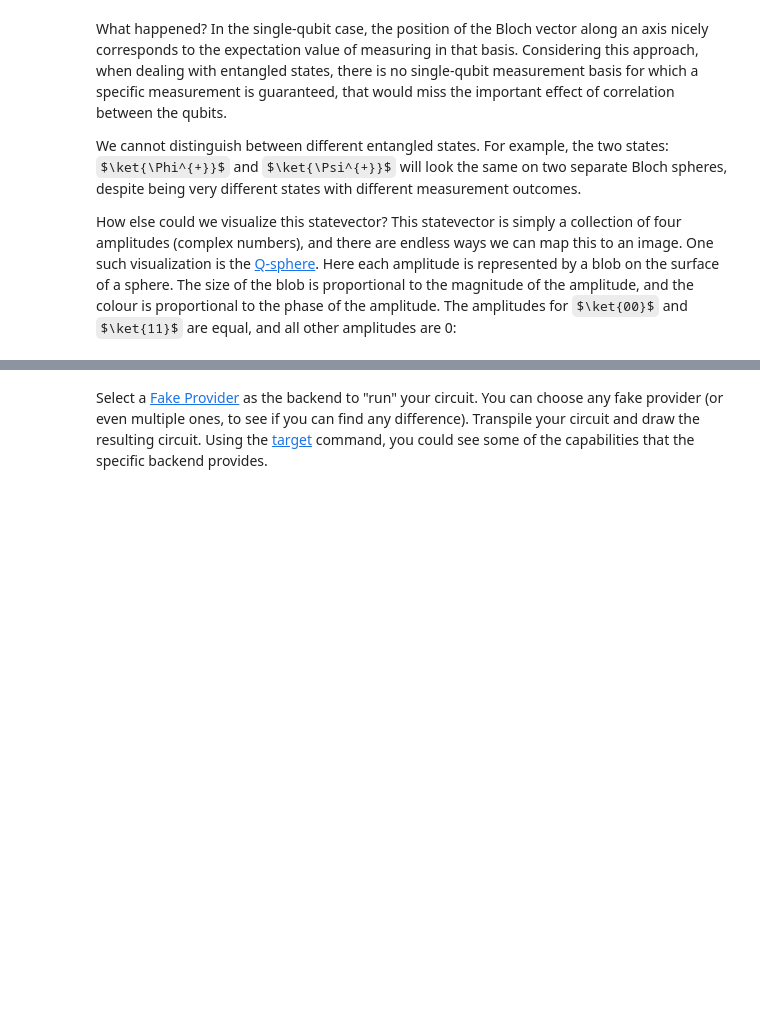
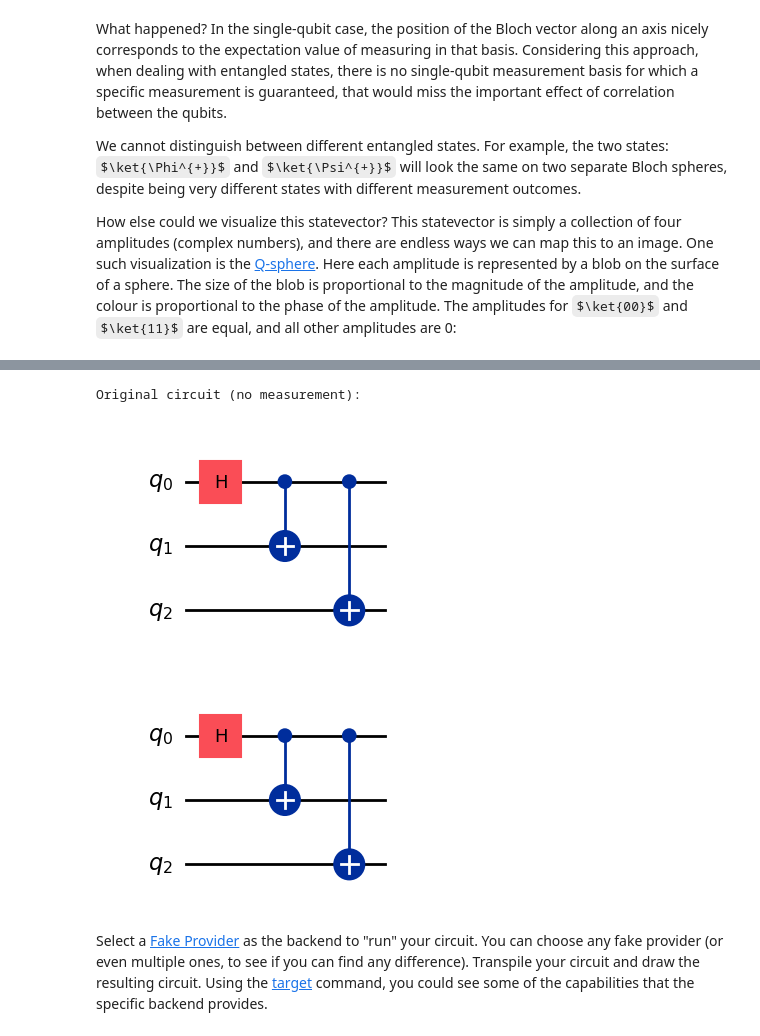
Before and after one commit to RowieK/Quantum-Computing-Minor, a Jupyter notebook: QCI - Assignment4 - Lesson 4 - Qiskit Introduction 2/Qiskit Introduction 2/Quantum Programming 2.ipynb, the cells around one changed output, grey strips where cells are left out. Saved outputs shown, nothing was run; the diff lists cells and outputs as text; code cells hidden in the pictures; some formulas as TeX source; blank space fills up the shorter version.

```diff
--- a/QCI - Assignment4 - Lesson 4 - Qiskit Introduction 2/Qiskit Introduction 2/Quantum Programming 2.ipynb
+++ b/QCI - Assignment4 - Lesson 4 - Qiskit Introduction 2/Qiskit Introduction 2/Quantum Programming 2.ipynb
@@ -239,5 +311,30 @@ However, those quantum processors have different capabilities: topologies, numbe
 Implement and draw the following quantum circuit:
 
 ![Exercise4](img/exercise4.png)
+# %%
+%matplotlib inline
+
+from qiskit import QuantumCircuit, transpile
+import matplotlib.pyplot as plt
+
+# Build the 3-qubit circuit: H on q0, CNOT 0->1, CNOT 0->2, measure all
+qc = QuantumCircuit(3, 3)
+qc.h(0)
+qc.cx(0, 1)
+qc.cx(0, 2)
+qc.measure([0,1,2], [0,1,2])
+
+# Also build a non-measure version for transpilation/state inspection
+qc_no_measure = QuantumCircuit(3)
+qc_no_measure.h(0)
+qc_no_measure.cx(0, 1)
+qc_no_measure.cx(0, 2)
+
+print('Original circuit (no measurement):')
+display(qc_no_measure.draw('mpl'))
+# %% [output]
+Original circuit (no measurement):
+[figure, added]
+[figure, added]
 # %% [markdown]
 Select a [Fake Provider](https://docs.quantum.ibm.com/api/qiskit-ibm-runtime/fake_provider) as the backend to "run" your circuit. You can choose any fake provider (or even multiple ones, to see if you can find any difference). Transpile your circuit and draw the resulting circuit. Using the [target](https://docs.quantum.ibm.com/api/qiskit-ibm-runtime/qiskit_ibm_runtime.fake_provider.FakeAthensV2#target) command, you could see some of the capabilities that the specific backend provides.
```
Also changed, not shown: parts of 3 cells of this notebook.
